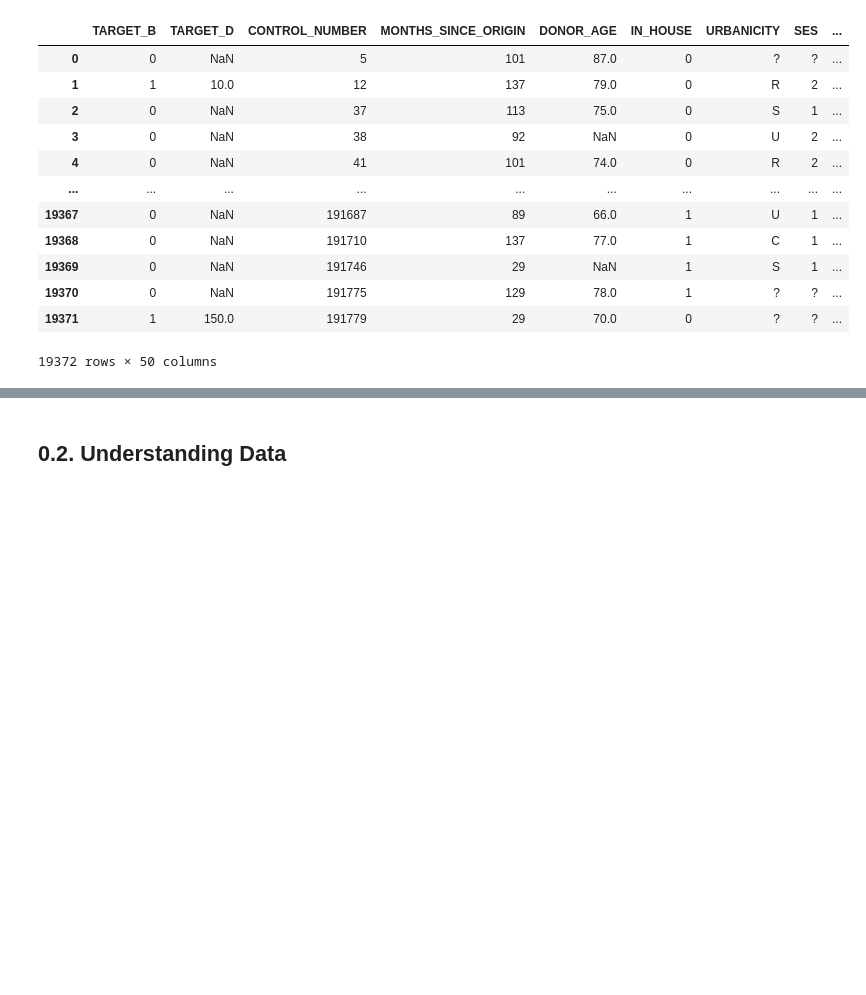
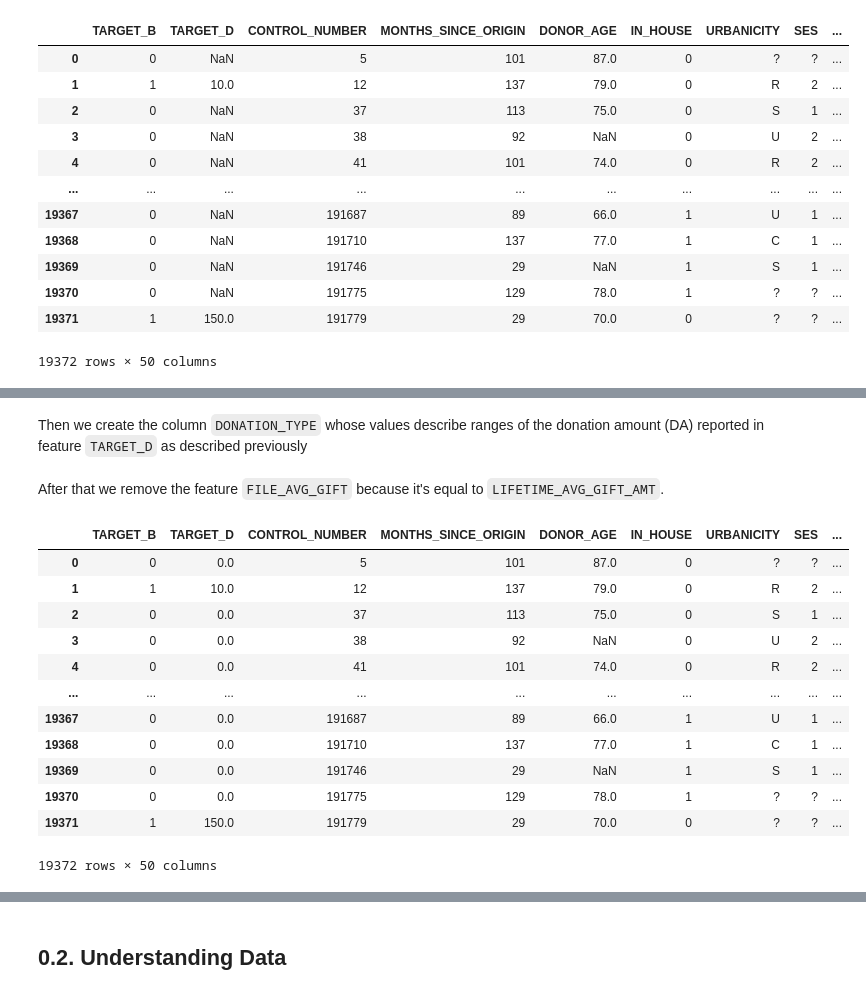
Before and after one commit to F-Madruga/Donation_Dataset_Predictions_FCUL, a Jupyter notebook: AA_202021_Project.ipynb, the cells around one changed output, grey strips where cells are left out. Saved outputs shown, nothing was run; the diff lists cells and outputs as text; code cells hidden in the pictures; blank space fills up the shorter version.

```diff
--- a/AA_202021_Project.ipynb
+++ b/AA_202021_Project.ipynb
@@ -159,0 +165,2 @@ df
+# %% [markdown]
+Then we create the column `DONATION_TYPE` whose values describe ranges of the donation amount (DA) reported in feature `TARGET_D` as described previously
@@ -159,0 +174,2 @@ df
+# %% [markdown]
+After that we remove the feature `FILE_AVG_GIFT` because it's equal to `LIFETIME_AVG_GIFT_AMT`.
@@ -159,0 +178,16 @@ df
+# %%
+df
+# %% [output]
+|  | TARGET_B | TARGET_D | CONTROL_NUMBER | MONTHS_SINCE_ORIGIN | DONOR_AGE | IN_HOUSE | URBANICITY | SES | ... |
+| 0 | 0 | 0.0 | 5 | 101 | 87.0 | 0 | ? | ? | ... |
+| 1 | 1 | 10.0 | 12 | 137 | 79.0 | 0 | R | 2 | ... |
+| 2 | 0 | 0.0 | 37 | 113 | 75.0 | 0 | S | 1 | ... |
+| 3 | 0 | 0.0 | 38 | 92 | NaN | 0 | U | 2 | ... |
+| 4 | 0 | 0.0 | 41 | 101 | 74.0 | 0 | R | 2 | ... |
+| ... | ... | ... | ... | ... | ... | ... | ... | ... | ... |
+| 19367 | 0 | 0.0 | 191687 | 89 | 66.0 | 1 | U | 1 | ... |
+| 19368 | 0 | 0.0 | 191710 | 137 | 77.0 | 1 | C | 1 | ... |
+| 19369 | 0 | 0.0 | 191746 | 29 | NaN | 1 | S | 1 | ... |
+| 19370 | 0 | 0.0 | 191775 | 129 | 78.0 | 1 | ? | ? | ... |
+| 19371 | 1 | 150.0 | 191779 | 29 | 70.0 | 0 | ? | ? | ... |
+19372 rows × 50 columns
```
Also changed, not shown: parts of 7 cells of this notebook.
